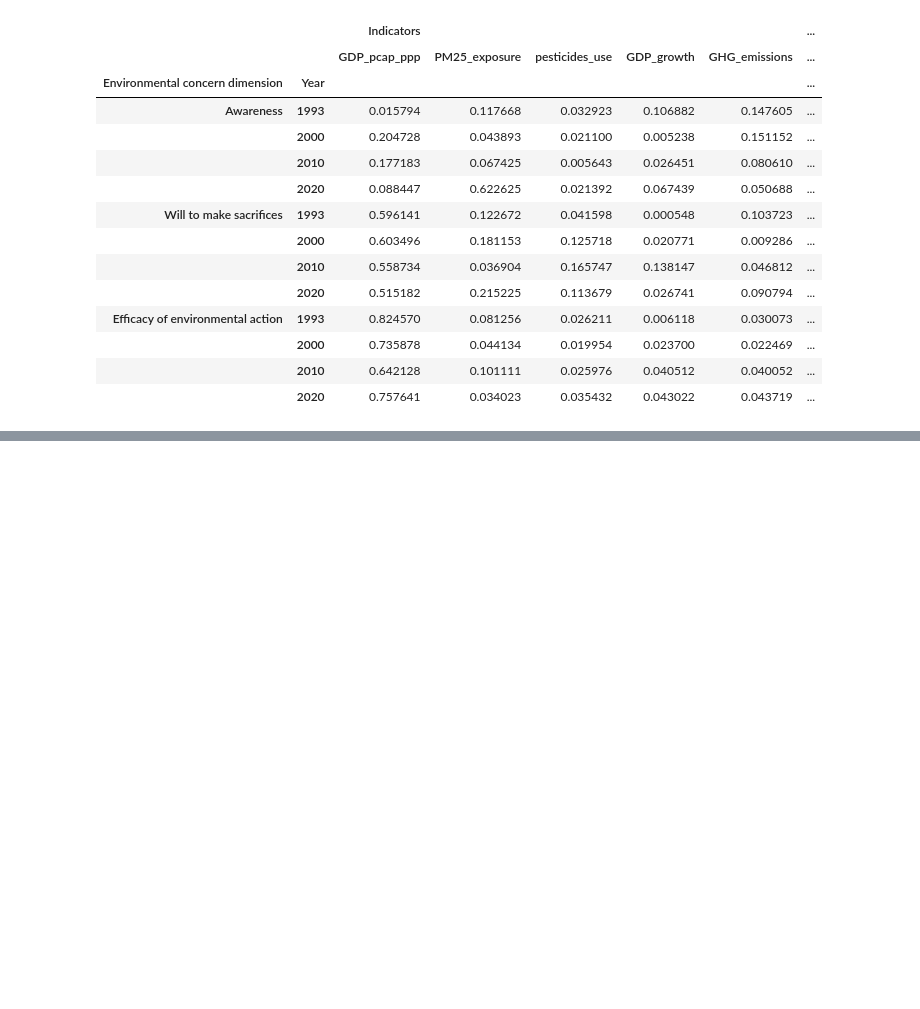
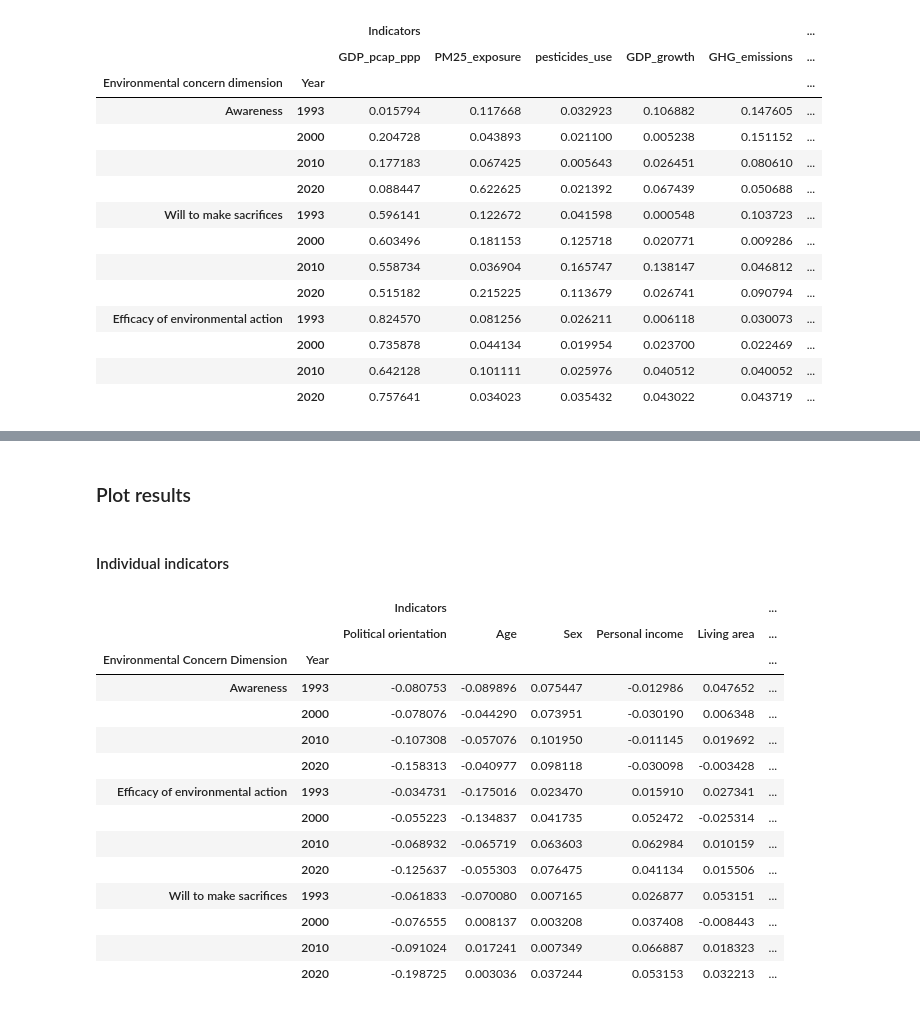
Before and after one commit to EdoardoTronconi/TesiMagistrale, a Jupyter notebook: Notebooks/PredictiveIndicators.ipynb, the cells around one changed output, grey strips where cells are left out. Cells and saved outputs as stored; diff of their text form; code cells hidden in the pictures; blank space fills up the shorter version.

Commit message:
Finalized tensorflow model

```diff
--- a/Notebooks/PredictiveIndicators.ipynb
+++ b/Notebooks/PredictiveIndicators.ipynb
@@ -1031,5 +1013,0 @@ Epoch 6/25
-# %%
-def style_dataframe(data):
-    max = data.abs().max(axis=None)
-    styled_df = data.style.background_gradient(cmap="bwr", axis=None, vmin=-max, vmax=max)
-    display(styled_df)
@@ -1073,0 +1090,6 @@ style_dataframe(pd.DataFrame(model.get_layer("Micro_custom_layer").kernels, inde
+# %%
+#quick load
+predictive_indicators_individual_tensorflowModel = pd.read_pickle("../Saved_variables/predictive_indicators_individual_tensorflow.pickle")
+predictive_indicators_macro_tensorflowModel = pd.read_pickle("../Saved_variables/predictive_indicators_macro_tensorflow.pickle")
+# %% [markdown]
+### Plot results
@@ -1073,0 +1138,31 @@ style_dataframe(pd.DataFrame(model.get_layer("Micro_custom_layer").kernels, inde
+# %% [markdown]
+#### Individual indicators
+# %%
+data = predictive_indicators_individual_tensorflowModel.groupby(["Environmental Concern Dimension", "Year"]).mean() #average over all countries
+#data = predictive_indicators_individual_tensorflowModel.query("Country == 'United States'") #select specific country
+#data = predictive_indicators_individual_tensorflowModel.loc[("Awareness",2020,slice(None)),:] #select topic and year
+#data = predictive_indicators_individual_tensorflowModel #all data
+
+cluster_rows = False
+cluster_columns = True
+
+data_clustered = cluster_dataframe(data.fillna(0).loc[:, ("Indicators", slice(None))], row_cluster=cluster_rows, col_cluster=cluster_columns)
+cols = [*data_clustered.columns, *data.loc[:,("Loss", slice(None))].columns]
+rows = data_clustered.index
+style_dataframe(data.loc[rows,cols])
+# %% [output]
+|  |  | Indicators |  |  |  |  | ... |
+|  |  | Political orientation | Age | Sex | Personal income | Living area | ... |
+| Environmental Concern Dimension | Year |  |  |  |  |  | ... |
+| Awareness | 1993 | -0.080753 | -0.089896 | 0.075447 | -0.012986 | 0.047652 | ... |
+|  | 2000 | -0.078076 | -0.044290 | 0.073951 | -0.030190 | 0.006348 | ... |
+|  | 2010 | -0.107308 | -0.057076 | 0.101950 | -0.011145 | 0.019692 | ... |
+|  | 2020 | -0.158313 | -0.040977 | 0.098118 | -0.030098 | -0.003428 | ... |
+| Efficacy of environmental action | 1993 | -0.034731 | -0.175016 | 0.023470 | 0.015910 | 0.027341 | ... |
+|  | 2000 | -0.055223 | -0.134837 | 0.041735 | 0.052472 | -0.025314 | ... |
+|  | 2010 | -0.068932 | -0.065719 | 0.063603 | 0.062984 | 0.010159 | ... |
+|  | 2020 | -0.125637 | -0.055303 | 0.076475 | 0.041134 | 0.015506 | ... |
+| Will to make sacrifices | 1993 | -0.061833 | -0.070080 | 0.007165 | 0.026877 | 0.053151 | ... |
+|  | 2000 | -0.076555 | 0.008137 | 0.003208 | 0.037408 | -0.008443 | ... |
+|  | 2010 | -0.091024 | 0.017241 | 0.007349 | 0.066887 | 0.018323 | ... |
+|  | 2020 | -0.198725 | 0.003036 | 0.037244 | 0.053153 | 0.032213 | ... |
```
Also changed, not shown: parts of 12 cells of this notebook, 2 other files.
